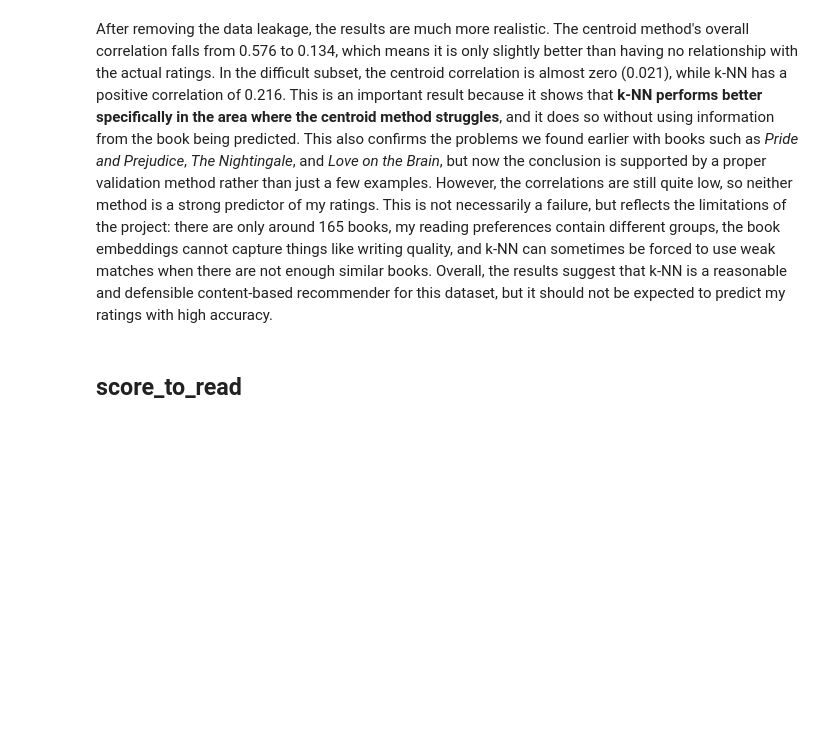
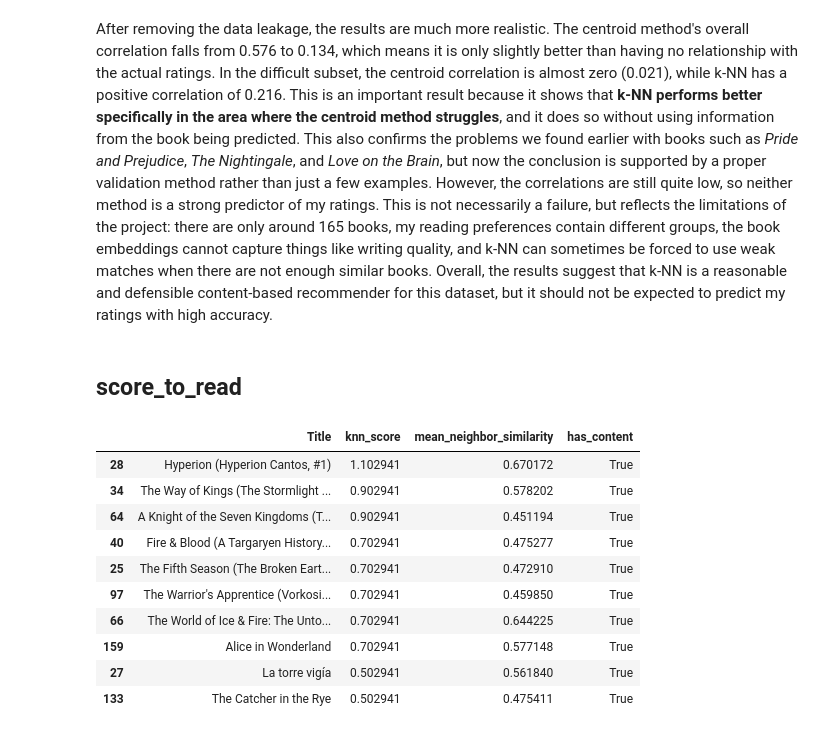
Before and after one commit to clara-oberle/personal-book-recommender, a Jupyter notebook: notebooks/06_compare_taste_vector_k-NN.ipynb, the cells around one changed output. Drawn from its saved outputs; the diff is of its cells as text; code cells hidden in the pictures; blank space fills up the shorter version.

Commit message:
implemented score_to_read and checked how well it predicts on to-read books

```diff
--- a/notebooks/06_check_taste_vector.ipynb
+++ b/notebooks/06_compare_taste_vector_k-NN.ipynb
@@ -481,3 +463,29 @@ Centroid correlation: 0.259
 After removing the data leakage, the results are much more realistic. The centroid method's overall correlation falls from 0.576 to 0.134, which means it is only slightly better than having no relationship with the actual ratings. In the difficult subset, the centroid correlation is almost zero (0.021), while k-NN has a positive correlation of 0.216. This is an important result because it shows that **k-NN performs better specifically in the area where the centroid method struggles**, and it does so without using information from the book being predicted. This also confirms the problems we found earlier with books such as *Pride and Prejudice*, *The Nightingale*, and *Love on the Brain*, but now the conclusion is supported by a proper validation method rather than just a few examples. However, the correlations are still quite low, so neither method is a strong predictor of my ratings. This is not necessarily a failure, but reflects the limitations of the project: there are only around 165 books, my reading preferences contain different groups, the book embeddings cannot capture things like writing quality, and k-NN can sometimes be forced to use weak matches when there are not enough similar books. Overall, the results suggest that k-NN is a reasonable and defensible content-based recommender for this dataset, but it should not be expected to predict my ratings with high accuracy.
 # %% [markdown]
 ## score_to_read
+# %%
+to_read_df = clean_df[clean_df["Exclusive Shelf"] == "to-read"].copy()
+
+book_id_to_index = {str(book_id): i for i, book_id in enumerate(book_ids)}
+
+# Get the embedding index for every to-read book
+to_read_indices = [book_id_to_index[str(book_id)] for book_id in to_read_df["Book Id"]]
+
+# Get their vectors in the same order as to_read_df
+to_read_vectors = embeddings[to_read_indices]
+
+to_read_df_scored = score_to_read(to_read_df, to_read_vectors, eligible_vectors, eligible_ratings, mean_rating, k=5)
+# %%
+to_read_df_scored[["Title", "knn_score", "mean_neighbor_similarity", "has_content", ]].head(10)
+# %% [output]
+|  | Title | knn_score | mean_neighbor_similarity | has_content |
+| 28 | Hyperion (Hyperion Cantos, #1) | 1.102941 | 0.670172 | True |
+| 34 | The Way of Kings (The Stormlight ... | 0.902941 | 0.578202 | True |
+| 64 | A Knight of the Seven Kingdoms (T... | 0.902941 | 0.451194 | True |
+| 40 | Fire & Blood (A Targaryen History... | 0.702941 | 0.475277 | True |
+| 25 | The Fifth Season (The Broken Eart... | 0.702941 | 0.472910 | True |
+| 97 | The Warrior's Apprentice (Vorkosi... | 0.702941 | 0.459850 | True |
+| 66 | The World of Ice & Fire: The Unto... | 0.702941 | 0.644225 | True |
+| 159 | Alice in Wonderland | 0.702941 | 0.577148 | True |
+| 27 | La torre vigía | 0.502941 | 0.561840 | True |
+| 133 | The Catcher in the Rye | 0.502941 | 0.475411 | True |
```
Also changed, not shown: parts of 6 cells of this notebook.
